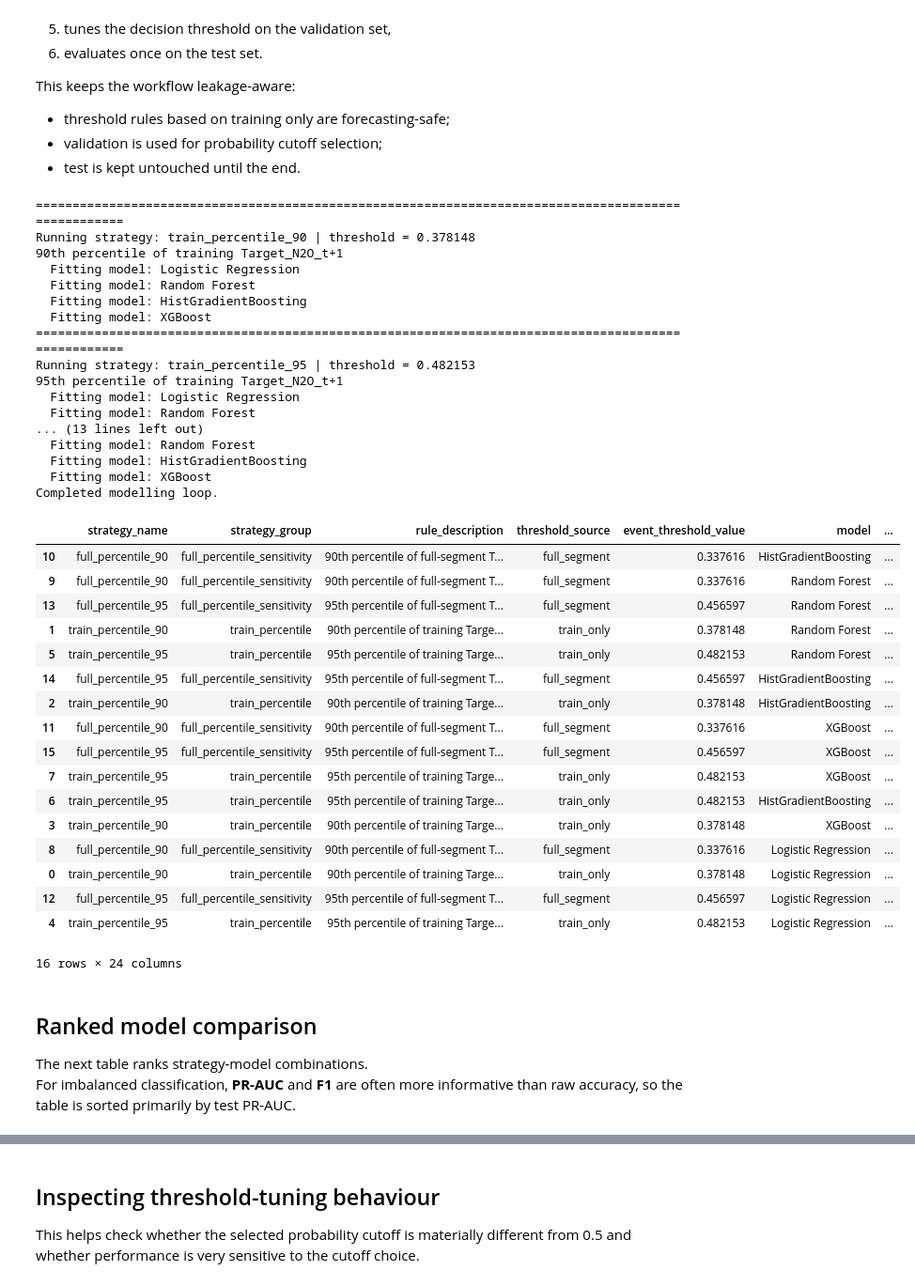
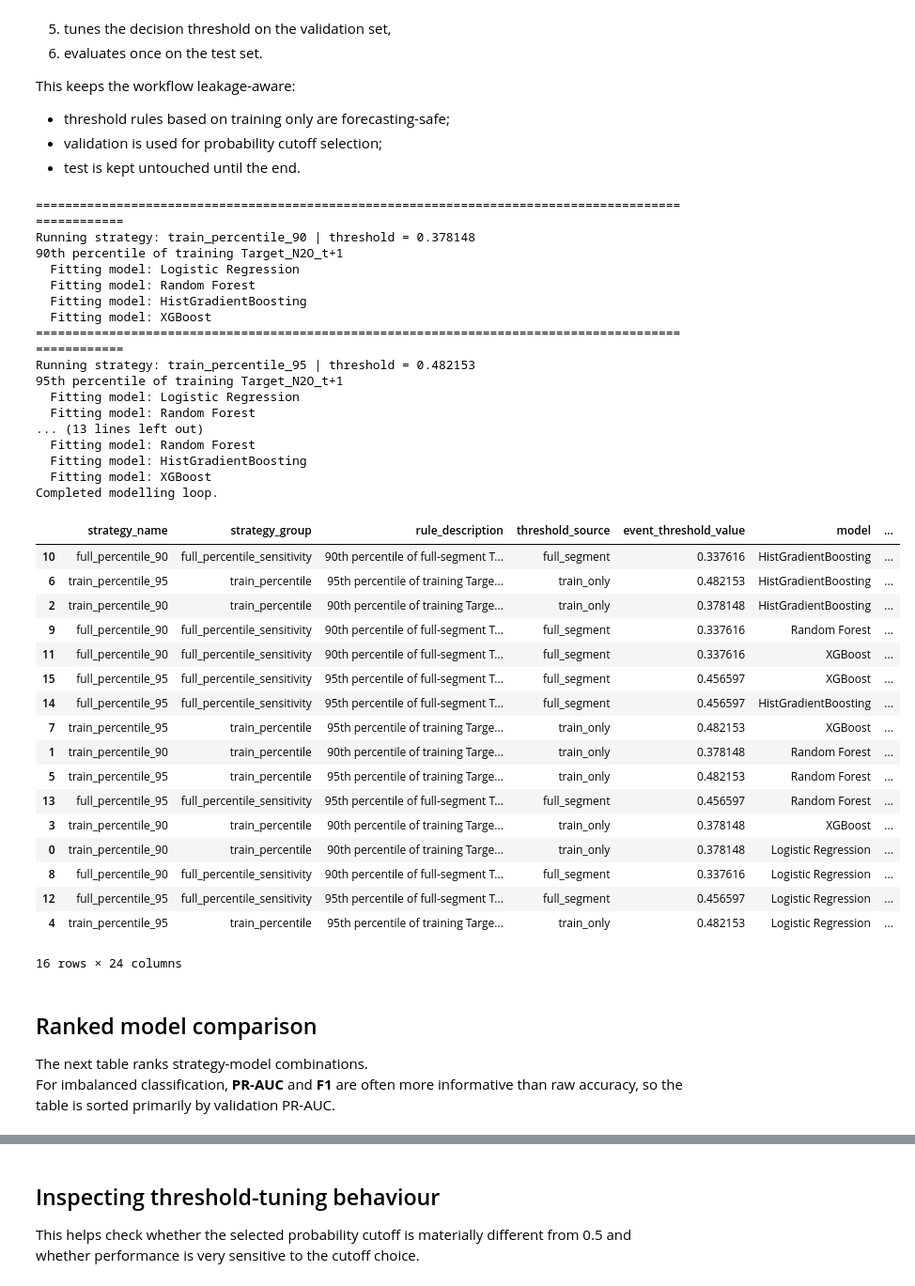
Before and after one commit to tom-mcarthur03/EDS_Design_Project, a Jupyter notebook: notebooks/classification_seg4_no_N2O.ipynb, the cells around one changed output, grey strips where cells are left out. Shown at 94% size. Saved outputs shown, nothing was run; the diff lists cells and outputs as text; code cells hidden in the pictures.

```diff
--- a/notebooks/classification_seg4_no_N2O.ipynb
+++ b/notebooks/classification_seg4_no_N2O.ipynb
@@ -161,12 +162,11 @@ def bar_colors(labels):
 # ==========================================
 
 required_columns = [
-    "time","t1_nh4","t1_no3","t1_airflow","t1_temp","t1_ss","t1_po4","inflow","Target_N2O_t+1",
+    "time","t1_nh4","t1_no3","t1_airflow","t1_temp","t1_po4","inflow","Target_N2O_t+1",
     "t1_nh4_lag_1","t1_nh4_lag_2","t1_nh4_lag_3","t1_nh4_lag_4","t1_nh4_lag_5","t1_nh4_lag_6","t1_nh4_lag_7","t1_nh4_lag_8","t1_nh4_lag_9","t1_nh4_lag_10",
     "t1_no3_lag_1","t1_no3_lag_2","t1_no3_lag_3","t1_no3_lag_4","t1_no3_lag_5","t1_no3_lag_6","t1_no3_lag_7","t1_no3_lag_8","t1_no3_lag_9","t1_no3_lag_10",
     "t1_airflow_lag_1","t1_airflow_lag_2","t1_airflow_lag_3","t1_airflow_lag_4","t1_airflow_lag_5","t1_airflow_lag_6","t1_airflow_lag_7","t1_airflow_lag_8","t1_airflow_lag_9","t1_airflow_lag_10",
     "t1_temp_lag_1","t1_temp_lag_2","t1_temp_lag_3","t1_temp_lag_4","t1_temp_lag_5","t1_temp_lag_6","t1_temp_lag_7","t1_temp_lag_8","t1_temp_lag_9","t1_temp_lag_10",
-    "t1_ss_lag_1","t1_ss_lag_2","t1_ss_lag_3","t1_ss_lag_4","t1_ss_lag_5","t1_ss_lag_6","t1_ss_lag_7","t1_ss_lag_8","t1_ss_lag_9","t1_ss_lag_10",
     "t1_po4_lag_1","t1_po4_lag_2","t1_po4_lag_3","t1_po4_lag_4","t1_po4_lag_5","t1_po4_lag_6","t1_po4_lag_7","t1_po4_lag_8","t1_po4_lag_9","t1_po4_lag_10",
     "inflow_lag_1","inflow_lag_2","inflow_lag_3","inflow_lag_4","inflow_lag_5","inflow_lag_6","inflow_lag_7","inflow_lag_8","inflow_lag_9","inflow_lag_10"
 ]
@@ -283,7 +283,7 @@ This matches the requested structure and preserves time ordering.
 # 4. Chronological train/val/test split
 # ============================
 
-def chronological_split(df, train_frac=0.70, val_frac=0.15):
+def chronological_split(df, train_frac=0.60, val_frac=0.2):
     n = len(df)
     train_end = int(np.floor(n * train_frac))
     val_end = int(np.floor(n * (train_frac + val_frac)))
@@ -925,7 +927,7 @@ for _, strategy_row in threshold_strategies.iterrows():
             y_true=y_val,
             y_prob=val_prob,
             threshold_grid=DECISION_THRESHOLD_GRID,
-            objective="recall"
+            objective="f1"
         )
 
         val_metrics, val_cm, val_pred = compute_metrics_from_predictions(y_val, val_prob, decision_threshold=best_thr)
@@ -969,6 +971,7 @@ for _, strategy_row in threshold_strategies.iterrows():
             "y_train": y_train,
             "y_val": y_val,
             "y_test": y_test,
+            "X_test": X_test,
             "val_prob": val_prob,
             "test_prob": test_prob,
             "val_cm": val_cm,
@@ -977,47 +980,52 @@ for _, strategy_row in threshold_strategies.iterrows():
             "selected_decision_threshold": best_thr,
             "feature_importance": importance_df
         }
 
 results_df = pd.DataFrame(all_results)
 
 if results_df.empty:
     raise RuntimeError("No valid model/threshold combinations could be evaluated. Check class balance and threshold choices.")
 
 print("Completed modelling loop.")
-display(results_df.sort_values(["test_pr_auc", "test_f1"], ascending=False).head(20))
+display(
+    results_df.sort_values(
+        ["val_pr_auc", "val_recall", "val_f1"],
+        ascending=False
+    ).head(20)
+)
 # %% [output]
 ====================================================================================================
 Running strategy: train_percentile_90 | threshold = 0.378148
 90th percentile of training Target_N2O_t+1
   Fitting model: Logistic Regression
   Fitting model: Random Forest
   Fitting model: HistGradientBoosting
   Fitting model: XGBoost
 ====================================================================================================
 Running strategy: train_percentile_95 | threshold = 0.482153
 95th percentile of training Target_N2O_t+1
   Fitting model: Logistic Regression
   Fitting model: Random Forest
 ... (13 lines left out)
   Fitting model: Random Forest
   Fitting model: HistGradientBoosting
   Fitting model: XGBoost
 Completed modelling loop.
 |  | strategy_name | strategy_group | rule_description | threshold_source | event_threshold_value | model | ... |
 | 10 | full_percentile_90 | full_percentile_sensitivity | 90th percentile of full-segment T... | full_segment | 0.337616 | HistGradientBoosting | ... |
+| 6 | train_percentile_95 | train_percentile | 95th percentile of training Targe... | train_only | 0.482153 | HistGradientBoosting | ... |
+| 2 | train_percentile_90 | train_percentile | 90th percentile of training Targe... | train_only | 0.378148 | HistGradientBoosting | ... |
 | 9 | full_percentile_90 | full_percentile_sensitivity | 90th percentile of full-segment T... | full_segment | 0.337616 | Random Forest | ... |
-| 13 | full_percentile_95 | full_percentile_sensitivity | 95th percentile of full-segment T... | full_segment | 0.456597 | Random Forest | ... |
+| 11 | full_percentile_90 | full_percentile_sensitivity | 90th percentile of full-segment T... | full_segment | 0.337616 | XGBoost | ... |
+| 15 | full_percentile_95 | full_percentile_sensitivity | 95th percentile of full-segment T... | full_segment | 0.456597 | XGBoost | ... |
+| 14 | full_percentile_95 | full_percentile_sensitivity | 95th percentile of full-segment T... | full_segment | 0.456597 | HistGradientBoosting | ... |
+| 7 | train_percentile_95 | train_percentile | 95th percentile of training Targe... | train_only | 0.482153 | XGBoost | ... |
 | 1 | train_percentile_90 | train_percentile | 90th percentile of training Targe... | train_only | 0.378148 | Random Forest | ... |
 | 5 | train_percentile_95 | train_percentile | 95th percentile of training Targe... | train_only | 0.482153 | Random Forest | ... |
-| 14 | full_percentile_95 | full_percentile_sensitivity | 95th percentile of full-segment T... | full_segment | 0.456597 | HistGradientBoosting | ... |
-| 2 | train_percentile_90 | train_percentile | 90th percentile of training Targe... | train_only | 0.378148 | HistGradientBoosting | ... |
-| 11 | full_percentile_90 | full_percentile_sensitivity | 90th percentile of full-segment T... | full_segment | 0.337616 | XGBoost | ... |
-| 15 | full_percentile_95 | full_percentile_sensitivity | 95th percentile of full-segment T... | full_segment | 0.456597 | XGBoost | ... |
-| 7 | train_percentile_95 | train_percentile | 95th percentile of training Targe... | train_only | 0.482153 | XGBoost | ... |
-| 6 | train_percentile_95 | train_percentile | 95th percentile of training Targe... | train_only | 0.482153 | HistGradientBoosting | ... |
+| 13 | full_percentile_95 | full_percentile_sensitivity | 95th percentile of full-segment T... | full_segment | 0.456597 | Random Forest | ... |
 | 3 | train_percentile_90 | train_percentile | 90th percentile of training Targe... | train_only | 0.378148 | XGBoost | ... |
+| 0 | train_percentile_90 | train_percentile | 90th percentile of training Targe... | train_only | 0.378148 | Logistic Regression | ... |
 | 8 | full_percentile_90 | full_percentile_sensitivity | 90th percentile of full-segment T... | full_segment | 0.337616 | Logistic Regression | ... |
-| 0 | train_percentile_90 | train_percentile | 90th percentile of training Targe... | train_only | 0.378148 | Logistic Regression | ... |
 | 12 | full_percentile_95 | full_percentile_sensitivity | 95th percentile of full-segment T... | full_segment | 0.456597 | Logistic Regression | ... |
 | 4 | train_percentile_95 | train_percentile | 95th percentile of training Targe... | train_only | 0.482153 | Logistic Regression | ... |
 16 rows × 24 columns
@@ -1025,7 +1033,7 @@ Completed modelling loop.
 ## Ranked model comparison
 
 The next table ranks strategy-model combinations.
-For imbalanced classification, **PR-AUC** and **F1** are often more informative than raw accuracy, so the table is sorted primarily by test PR-AUC.
+For imbalanced classification, **PR-AUC** and **F1** are often more informative than raw accuracy, so the table is sorted primarily by validation PR-AUC.
 # %%
 # ===========================
 # 14. Ranked model comparison
```
Also changed, not shown: parts of 18 cells of this notebook, 1 other file.
